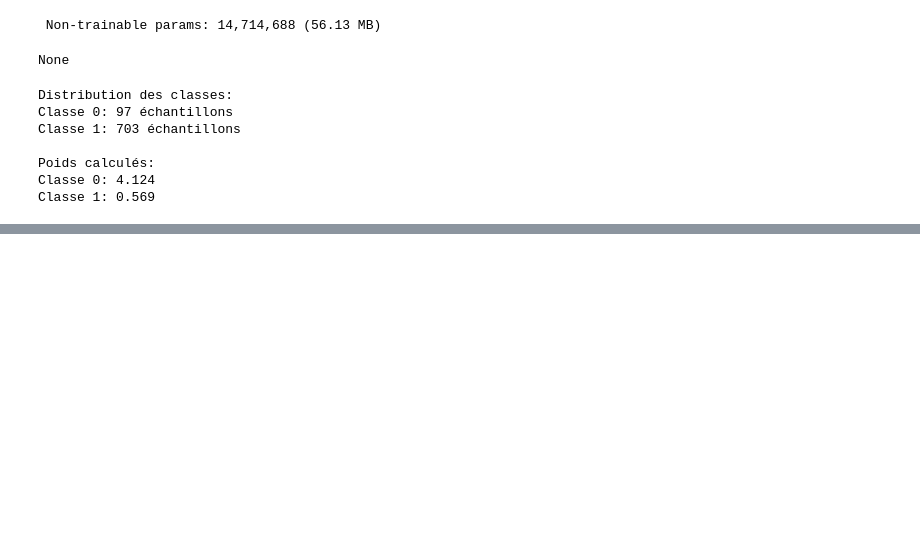
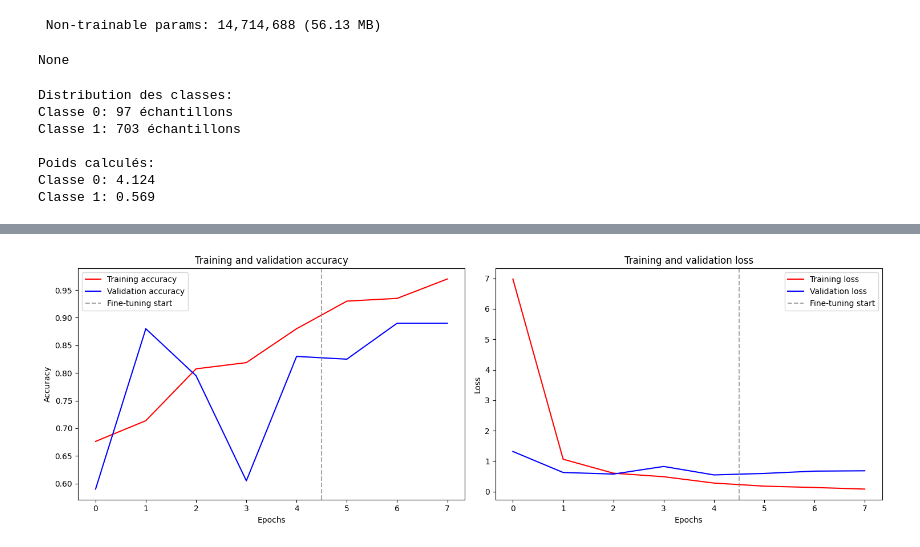
Before and after one commit to mohamedbouhamed/Accessory-detection, a Jupyter notebook: colab.ipynb, the cells around one changed output, grey strips where cells are left out. Cells and saved outputs as stored; diff of their text form; code cells hidden in the pictures; blank space fills up the shorter version.

```diff
--- a/colab.ipynb
+++ b/colab.ipynb
@@ -273,4 +279,73 @@ plt.show()
 <Figure size 640x480 with 0 Axes>
+# %%
+import matplotlib.pyplot as plt
+
+# Combiner les deux historiques si vous avez fait 2 entraînements
+if 'history2' in locals():
+    # Combiner les métriques
+    combined_acc = history.history['accuracy'] + history2.history['accuracy']
+    combined_val_acc = history.history['val_accuracy'] + history2.history['val_accuracy']
+    combined_loss = history.history['loss'] + history2.history['loss']
+    combined_val_loss = history.history['val_loss'] + history2.history['val_loss']
+
+    epochs = range(len(combined_acc))
+
+    # Marquer la transition entre les 2 phases
+    transition_point = len(history.history['accuracy'])
+
+    plt.figure(figsize=(15, 5))
+
+    # Accuracy plot
+    plt.subplot(1, 2, 1)
+    plt.plot(epochs, combined_acc, 'r', label='Training accuracy')
+    plt.plot(epochs, combined_val_acc, 'b', label='Validation accuracy')
+    plt.axvline(x=transition_point-0.5, color='gray', linestyle='--', alpha=0.7, label='Fine-tuning start')
+    plt.title('Training and validation accuracy')
+    plt.xlabel('Epochs')
+    plt.ylabel('Accuracy')
+    plt.legend()
+
+    # Loss plot
+    plt.subplot(1, 2, 2)
+    plt.plot(epochs, combined_loss, 'r', label='Training loss')
+    plt.plot(epochs, combined_val_loss, 'b', label='Validation loss')
+    plt.axvline(x=transition_point-0.5, color='gray', linestyle='--', alpha=0.7, label='Fine-tuning start')
+    plt.title('Training and validation loss')
+    plt.xlabel('Epochs')
+    plt.ylabel('Loss')
+    plt.legend()
+
+else:
+    # Un seul entraînement - votre code original
+    acc = history.history['accuracy']
+    val_acc = history.history['val_accuracy']
+    loss = history.history['loss']
+    val_loss = history.history['val_loss']
+
+    epochs = range(len(acc))
+
+    plt.figure(figsize=(15, 5))
+
+    plt.subplot(1, 2, 1)
+    plt.plot(epochs, acc, 'r', label='Training accuracy')
+    plt.plot(epochs, val_acc, 'b', label='Validation accuracy')
+    plt.title('Training and validation accuracy')
+    plt.xlabel('Epochs')
+    plt.ylabel('Accuracy')
+    plt.legend()
+
+    plt.subplot(1, 2, 2)
+    plt.plot(epochs, loss, 'r', label='Training loss')
+    plt.plot(epochs, val_loss, 'b', label='Validation loss')
+    plt.title('Training and validation loss')
+    plt.xlabel('Epochs')
+    plt.ylabel('Loss')
+    plt.legend()
+
+plt.tight_layout()
+plt.show()
+# %% [output]
+[figure, added]
 # %%
 from sklearn.metrics import confusion_matrix, classification_report, accuracy_score
 
```
Also changed, not shown: parts of 7 cells of this notebook.
